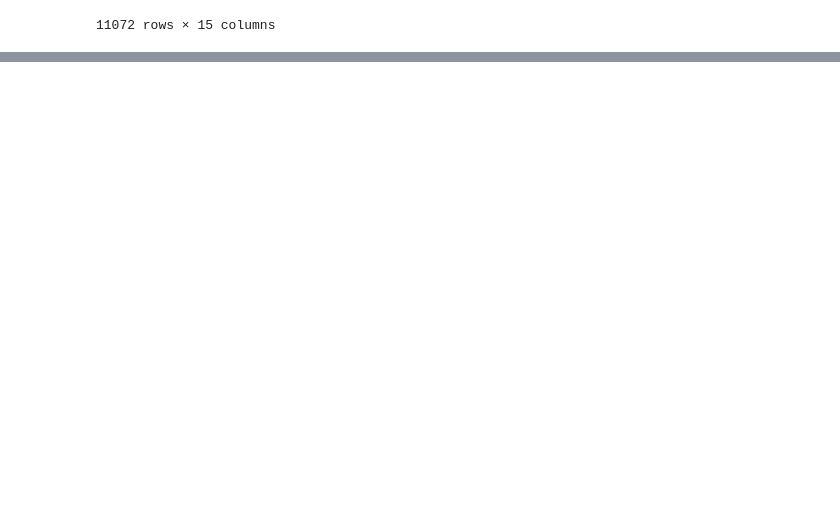
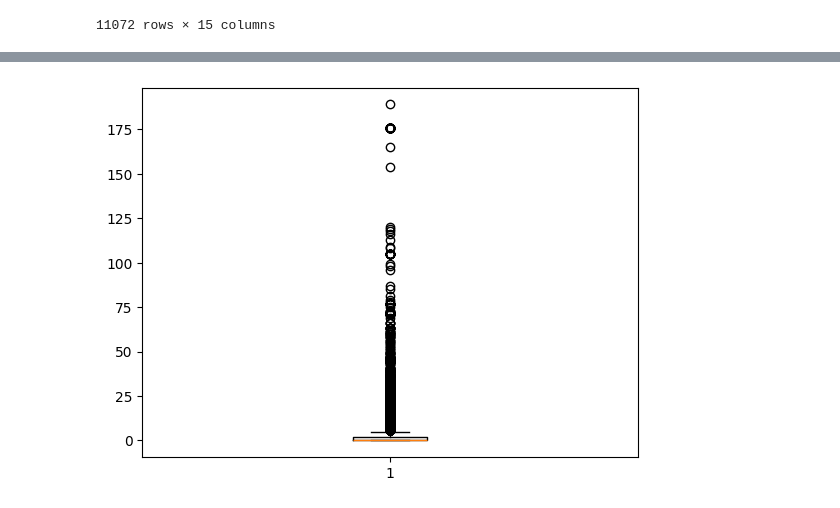
Before and after one commit to donicas/ftiproj, a Jupyter notebook: FTIproj.ipynb, the cells around one changed output, grey strips where cells are left out. Saved outputs shown, nothing was run; the diff lists cells and outputs as text; code cells hidden in the pictures; blank space fills up the shorter version.

```diff
--- a/FTIproj.ipynb
+++ b/FTIproj.ipynb
@@ -169,0 +198,6 @@ df_copy_two.dropna(subset=["health_contaminant_names"])
+# %%
+import matplotlib.pyplot as plt
+plt.boxplot(df_copy['unresolved_violations'])
+plt.show()
+# %% [output]
+[figure, added]
```
Also changed, not shown: parts of 5 cells of this notebook.
